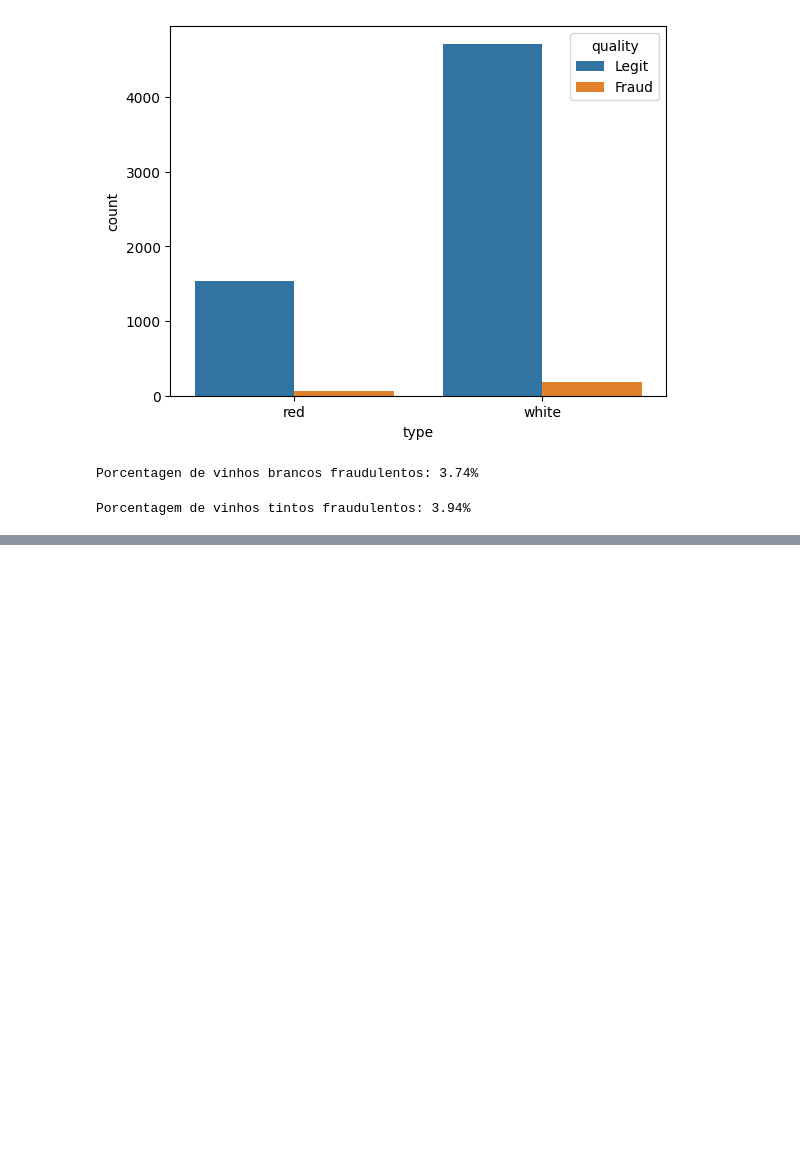
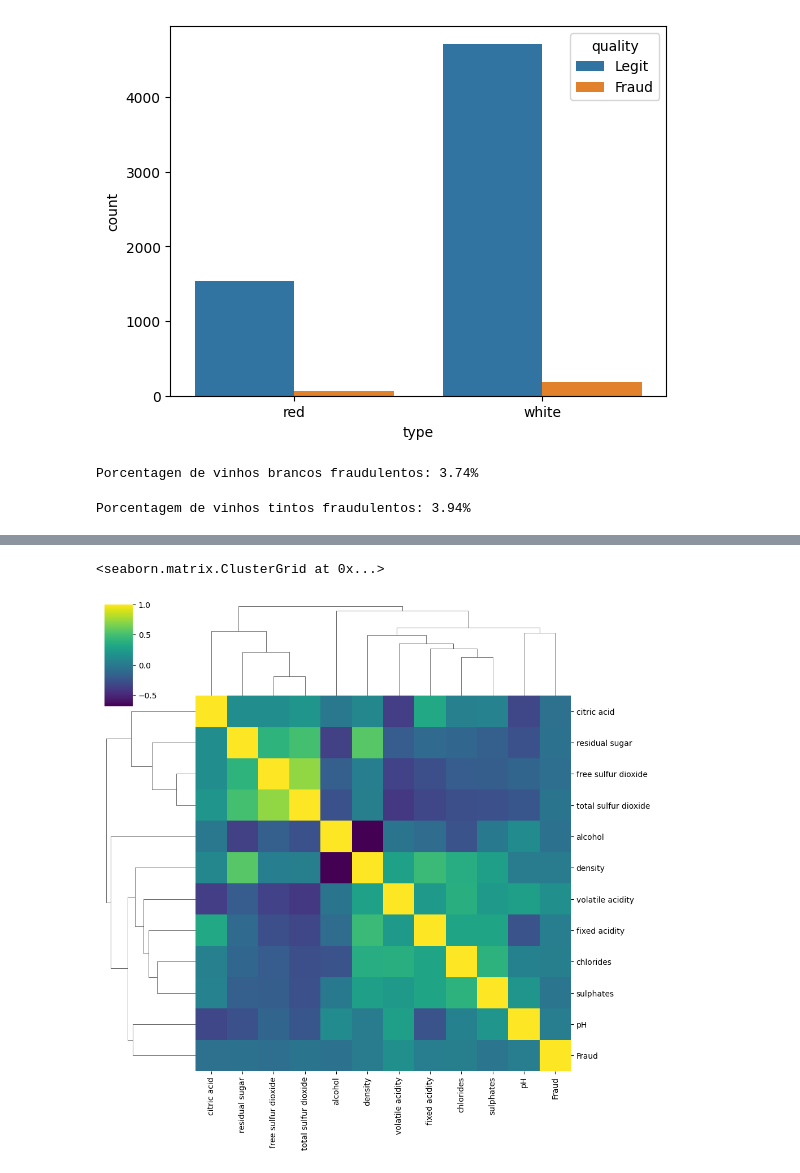
Before and after one commit to AleCecilio/Aprendendo_Machine_Learning_Data_Science, a Jupyter notebook: 08_Support_Vector_Machines/03_svm_exercise.ipynb, the cells around one changed output, grey strips where cells are left out. Cells and saved outputs as stored; diff of their text form; code cells hidden in the pictures; blank space fills up the shorter version.

```diff
--- a/08_Support_Vector_Machines/03_svm_exercise.ipynb
+++ b/08_Support_Vector_Machines/03_svm_exercise.ipynb
@@ -86,0 +89,9 @@ plt.xlim(-1, len(corr_fraud))
+# %%
+sns.clustermap(
+    df.corr(numeric_only=True),
+    cmap='viridis',
+    annot=False
+)
+# %% [output]
+<seaborn.matrix.ClusterGrid at 0x...>
+[figure, added]
```
Also changed, not shown: parts of 14 cells of this notebook.
